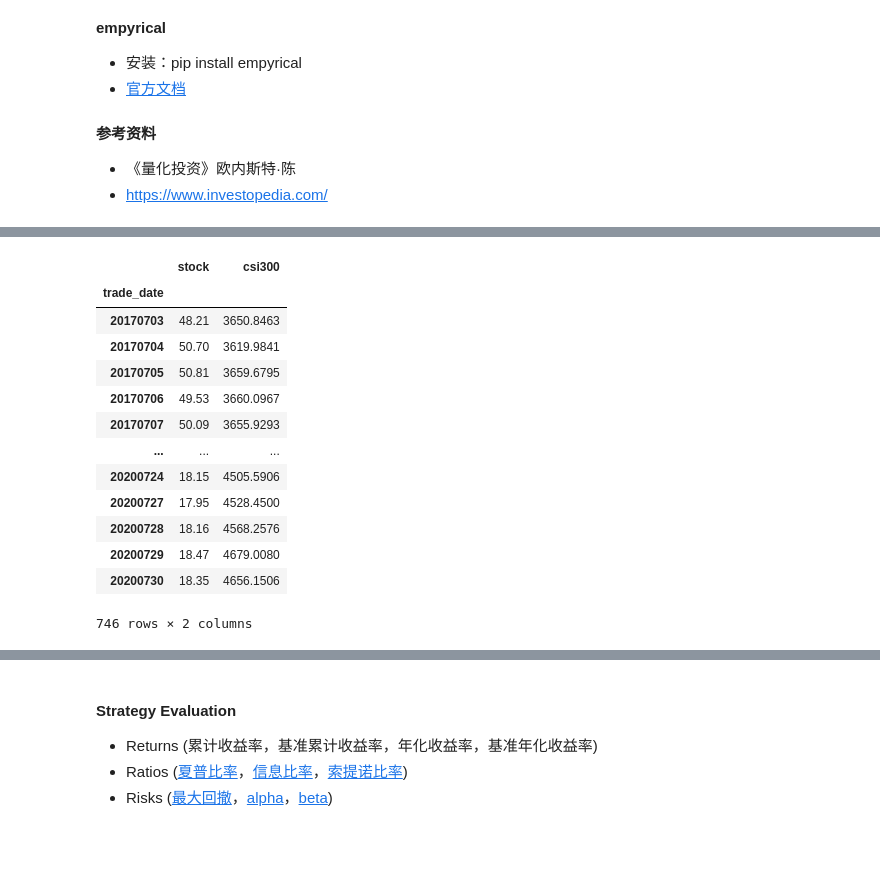
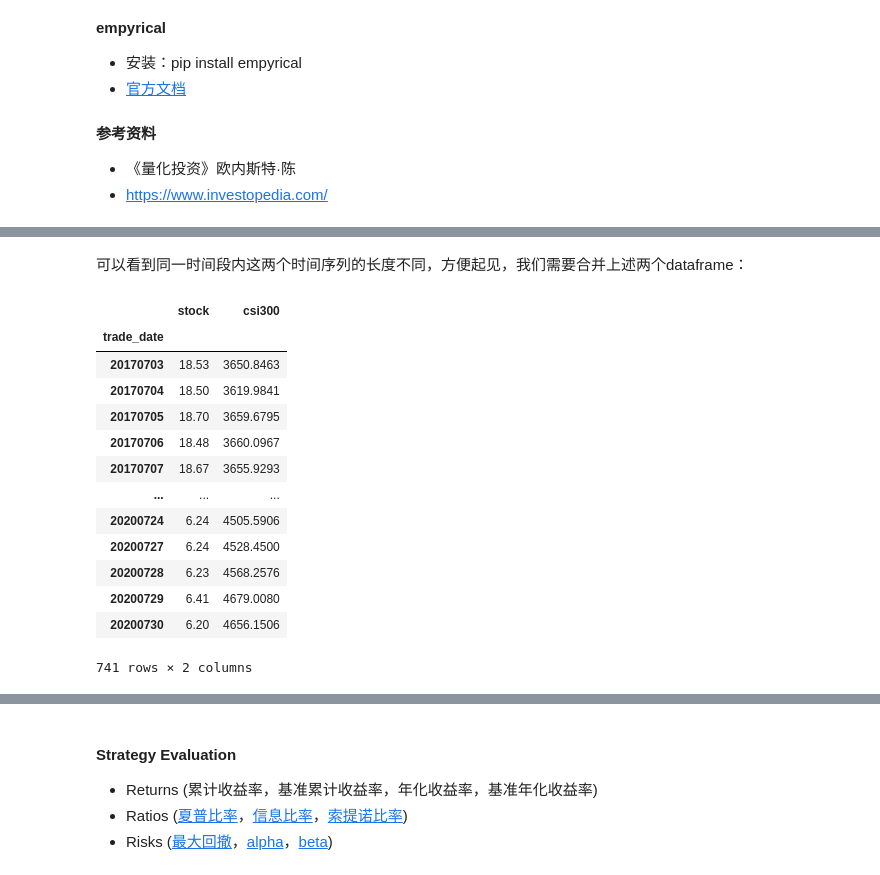
Before and after one commit to superMC5657/jrxy_python_course, a Jupyter notebook: ProgramSession/quant_learn.ipynb, the cells around one changed output, grey strips where cells are left out. Drawn from its saved outputs; the diff is of its cells as text; code cells hidden in the pictures; blank space fills up the shorter version.

```diff
--- a/ProgramSession/quant_learn.ipynb
+++ b/ProgramSession/quant_learn.ipynb
@@ -55,3 +55,9 @@ import pandas as pd
 
 tushare_token = '1c8b06446534ae510c8c68e38fc248b99f89ac3814cb55645ae2be72'  # 请在 tushare.pro 网站注册并且告知学生身份，可以取得你的token
 pro = ts.pro_api(tushare_token)
+
+start_date='20170701'
+end_date='20200730'
+
+sdata = pro.daily(ts_code = '300300.SZ', start_date =start_date , end_date = end_date).iloc[::-1,:]
+sindex = pro.index_daily(ts_code='000300.SH', start_date = start_date, end_date = end_date).iloc[::-1,:]
@@ -105,3 +63,0 @@ stock_list
-# %%
-sdata = stock_list[0]['data'].iloc[::-1,:].set_index('trade_date')
-sdata
@@ -123,3 +63,0 @@ sdata
-# %%
-sindex = pro.index_daily(ts_code='000300.SH', start_date = start_date, end_date = end_date).iloc[::-1,:].set_index('trade_date')
-sindex
@@ -141,20 +96,21 @@ sindex
+# %% [markdown]
+可以看到同一时间段内这两个时间序列的长度不同，方便起见，我们需要合并上述两个dataframe：
 # %%
-# 连接上述两个dataframe
-data = pd.concat([sdata,sindex], axis=1, join='inner')['close']
+data = pd.concat([sdata.set_index('trade_date'), sindex.set_index('trade_date')], axis=1, join='inner')['close']
 data.columns = ['stock','csi300']
 data
 # %% [output]
 |  | stock | csi300 |
 | trade_date |  |  |
-| 20170703 | 48.21 | 3650.8463 |
-| 20170704 | 50.70 | 3619.9841 |
-| 20170705 | 50.81 | 3659.6795 |
-| 20170706 | 49.53 | 3660.0967 |
-| 20170707 | 50.09 | 3655.9293 |
+| 20170703 | 18.53 | 3650.8463 |
+| 20170704 | 18.50 | 3619.9841 |
+| 20170705 | 18.70 | 3659.6795 |
+| 20170706 | 18.48 | 3660.0967 |
+| 20170707 | 18.67 | 3655.9293 |
 | ... | ... | ... |
-| 20200724 | 18.15 | 4505.5906 |
-| 20200727 | 17.95 | 4528.4500 |
-| 20200728 | 18.16 | 4568.2576 |
-| 20200729 | 18.47 | 4679.0080 |
-| 20200730 | 18.35 | 4656.1506 |
+| 20200724 | 6.24 | 4505.5906 |
+| 20200727 | 6.24 | 4528.4500 |
+| 20200728 | 6.23 | 4568.2576 |
+| 20200729 | 6.41 | 4679.0080 |
+| 20200730 | 6.20 | 4656.1506 |
-746 rows × 2 columns
+741 rows × 2 columns
```
Also changed, not shown: parts of 23 cells of this notebook.
